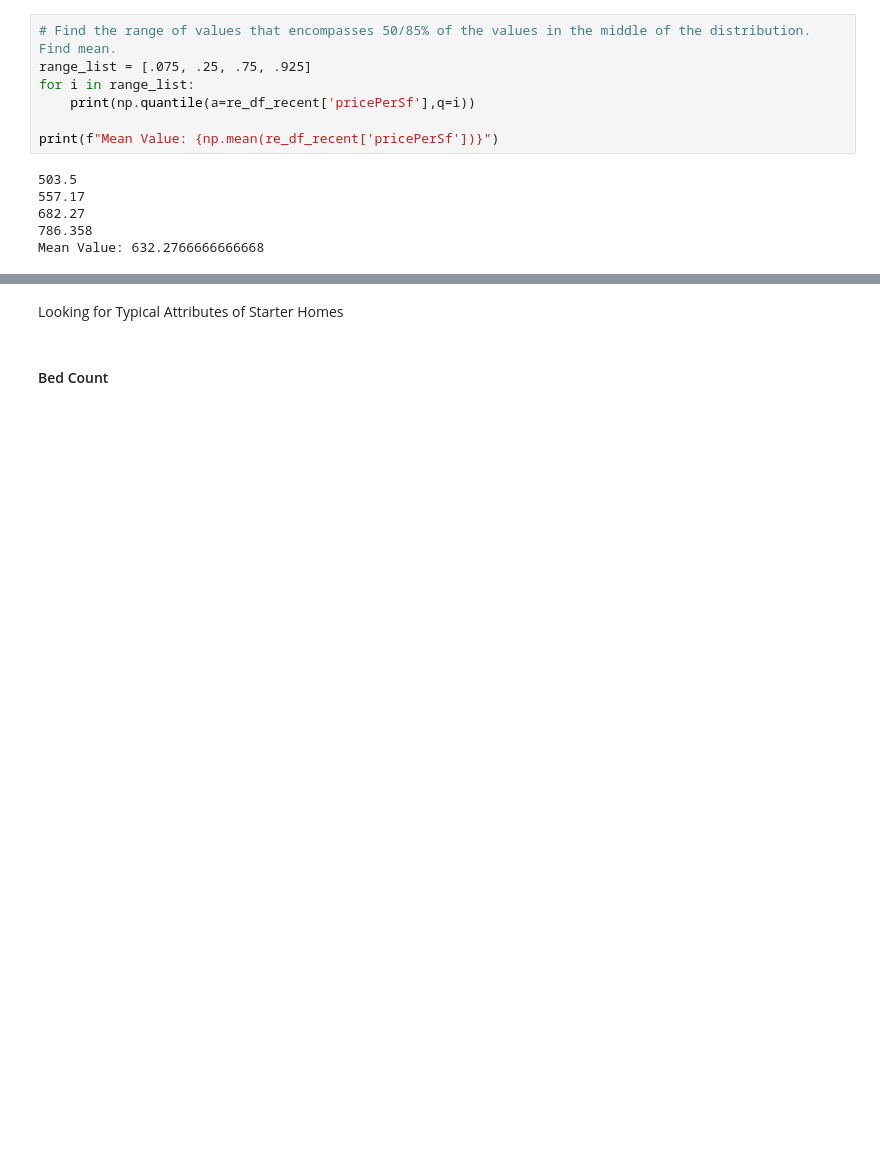
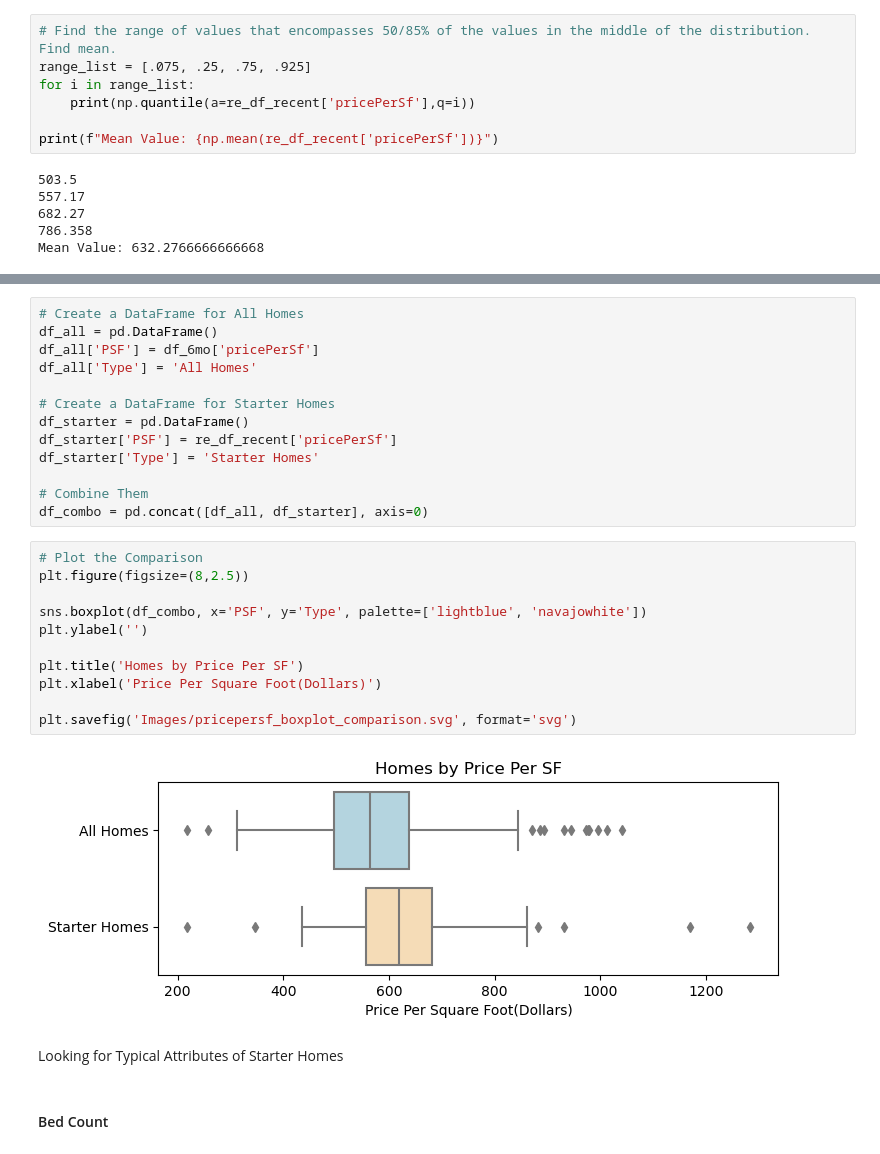
Before and after one commit to StarkArk/Local_Real_Estate_Analysis, a Jupyter notebook: real_estate_eda.ipynb, the cells around one changed output, grey strips where cells are left out. Saved outputs shown, nothing was run; the diff lists cells and outputs as text; blank space fills up the shorter version.

```diff
--- a/real_estate_eda.ipynb
+++ b/real_estate_eda.ipynb
@@ -232,3 +272,29 @@ Mean Value: 632.2766666666668
+# %%
+# Create a DataFrame for All Homes
+df_all = pd.DataFrame()
+df_all['PSF'] = df_6mo['pricePerSf']
+df_all['Type'] = 'All Homes'
+
+# Create a DataFrame for Starter Homes
+df_starter = pd.DataFrame()
+df_starter['PSF'] = re_df_recent['pricePerSf']
+df_starter['Type'] = 'Starter Homes'
+
+# Combine Them
+df_combo = pd.concat([df_all, df_starter], axis=0)
+# %%
+# Plot the Comparison
+plt.figure(figsize=(8,2.5))
+
+sns.boxplot(df_combo, x='PSF', y='Type', palette=['lightblue', 'navajowhite'])
+plt.ylabel('')
+
+plt.title('Homes by Price Per SF')
+plt.xlabel('Price Per Square Foot(Dollars)')
+
+plt.savefig('Images/pricepersf_boxplot_comparison.svg', format='svg')
+# %% [output]
+[figure, added]
 # %% [markdown]
 Looking for Typical Attributes of Starter Homes
 # %% [markdown]
```
Also changed, not shown: parts of 7 cells of this notebook, 6 other files.
